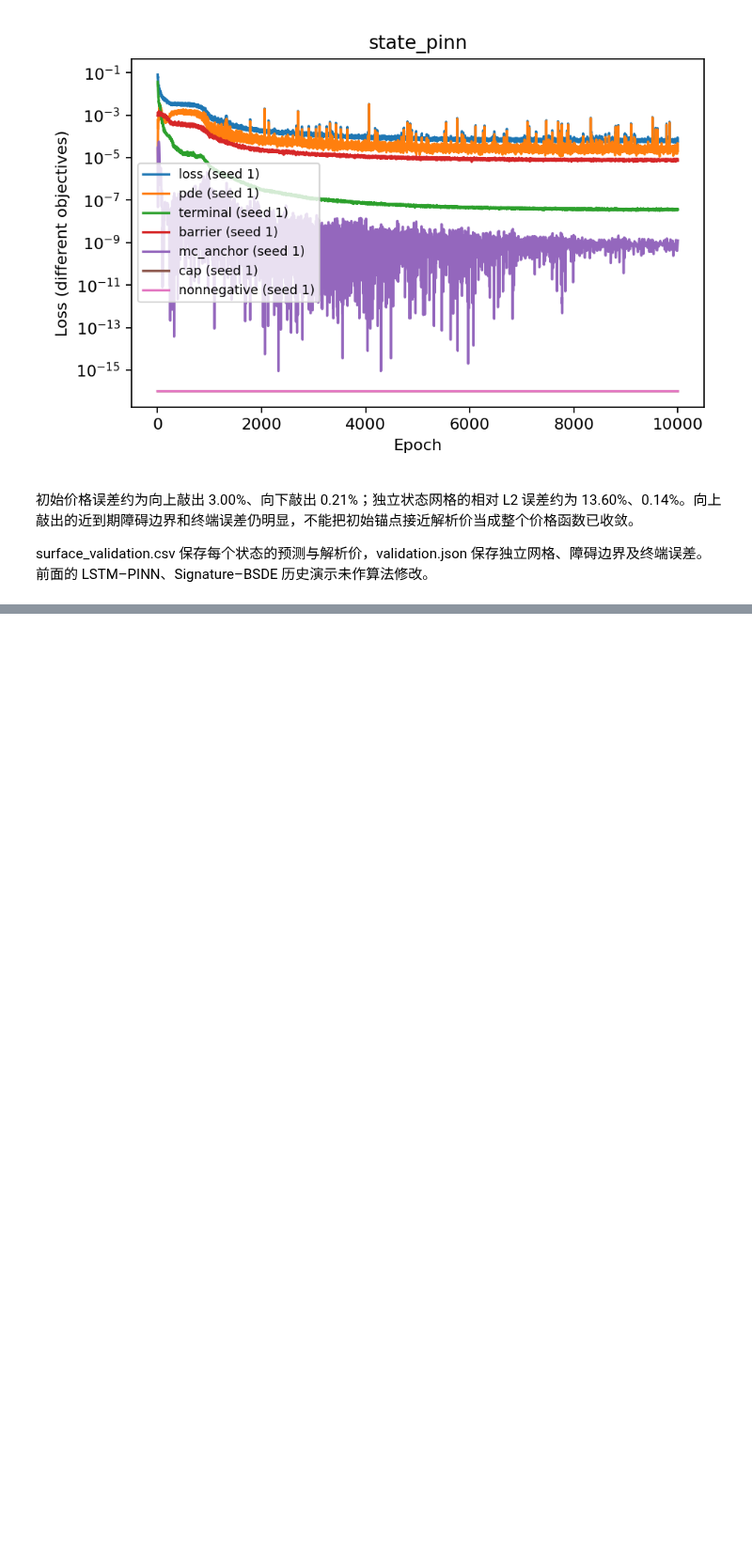
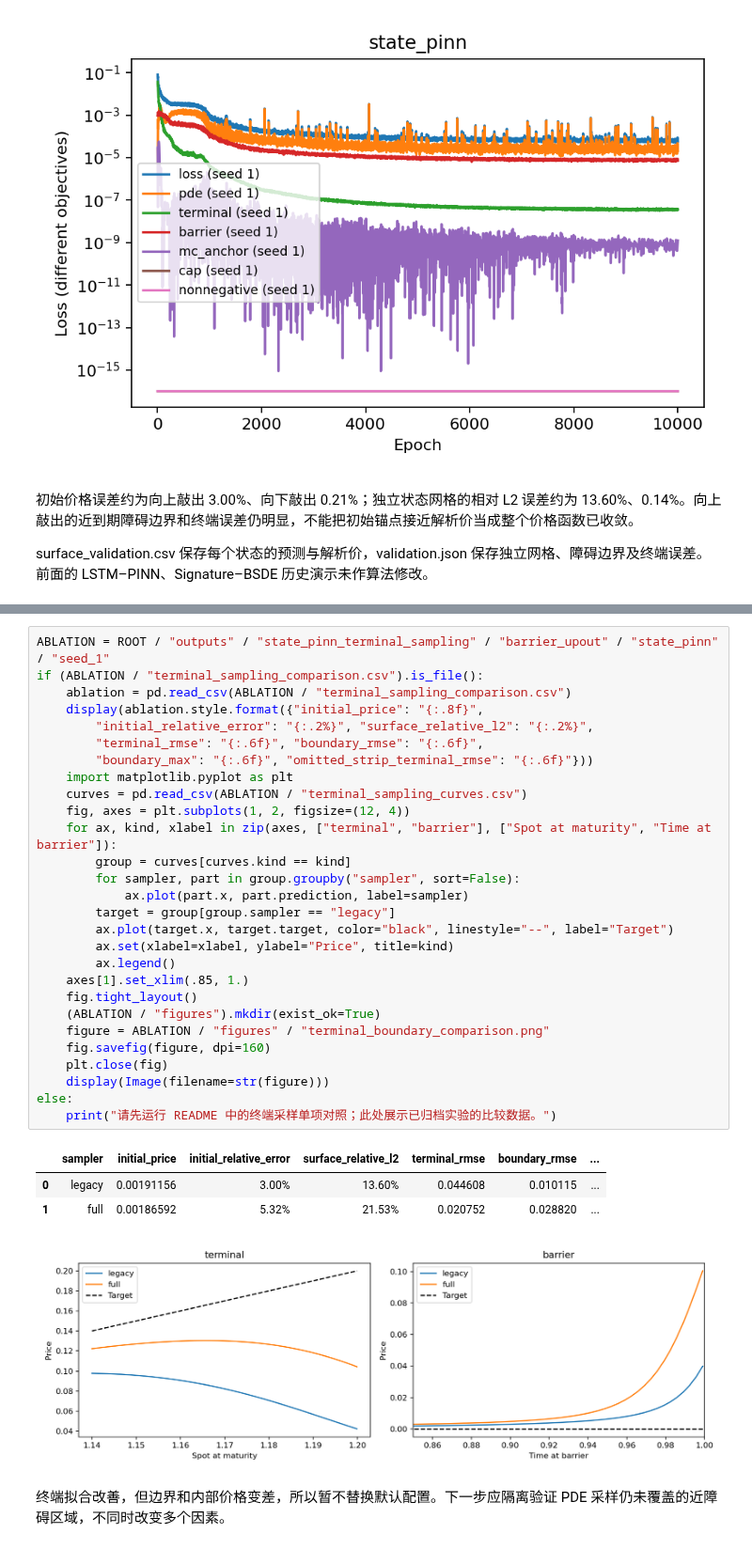
Before and after one commit to aslongasyouhaha/pinn-bsde, a Jupyter notebook: comparison.ipynb, the cells around one changed output, grey strips where cells are left out. Shown at 94% size. Drawn from its saved outputs; the diff is of its cells as text; blank space fills up the shorter version.

Commit message:
Add paired terminal-sampler ablation for up-out state PINN

```diff
--- a/comparison.ipynb
+++ b/comparison.ipynb
@@ -217,0 +222,35 @@ surface_validation.csv 保存每个状态的预测与解析价，validation.json
+# %%
+ABLATION = ROOT / "outputs" / "state_pinn_terminal_sampling" / "barrier_upout" / "state_pinn" / "seed_1"
+if (ABLATION / "terminal_sampling_comparison.csv").is_file():
+    ablation = pd.read_csv(ABLATION / "terminal_sampling_comparison.csv")
+    display(ablation.style.format({"initial_price": "{:.8f}",
+        "initial_relative_error": "{:.2%}", "surface_relative_l2": "{:.2%}",
+        "terminal_rmse": "{:.6f}", "boundary_rmse": "{:.6f}",
+        "boundary_max": "{:.6f}", "omitted_strip_terminal_rmse": "{:.6f}"}))
+    import matplotlib.pyplot as plt
+    curves = pd.read_csv(ABLATION / "terminal_sampling_curves.csv")
+    fig, axes = plt.subplots(1, 2, figsize=(12, 4))
+    for ax, kind, xlabel in zip(axes, ["terminal", "barrier"], ["Spot at maturity", "Time at barrier"]):
+        group = curves[curves.kind == kind]
+        for sampler, part in group.groupby("sampler", sort=False):
+            ax.plot(part.x, part.prediction, label=sampler)
+        target = group[group.sampler == "legacy"]
+        ax.plot(target.x, target.target, color="black", linestyle="--", label="Target")
+        ax.set(xlabel=xlabel, ylabel="Price", title=kind)
+        ax.legend()
+    axes[1].set_xlim(.85, 1.)
+    fig.tight_layout()
+    (ABLATION / "figures").mkdir(exist_ok=True)
+    figure = ABLATION / "figures" / "terminal_boundary_comparison.png"
+    fig.savefig(figure, dpi=160)
+    plt.close(fig)
+    display(Image(filename=str(figure)))
+else:
+    print("请先运行 README 中的终端采样单项对照；此处展示已归档实验的比较数据。")
+# %% [output]
+|  | sampler | initial_price | initial_relative_error | surface_relative_l2 | terminal_rmse | boundary_rmse | ... |
+| 0 | legacy | 0.00191156 | 3.00% | 13.60% | 0.044608 | 0.010115 | ... |
+| 1 | full | 0.00186592 | 5.32% | 21.53% | 0.020752 | 0.028820 | ... |
+[figure, added]
+# %% [markdown]
+终端拟合改善，但边界和内部价格变差，所以暂不替换默认配置。下一步应隔离验证 PDE 采样仍未覆盖的近障碍区域，不同时改变多个因素。
```
Also changed, not shown: parts of 1 cell of this notebook, 5 other files.
